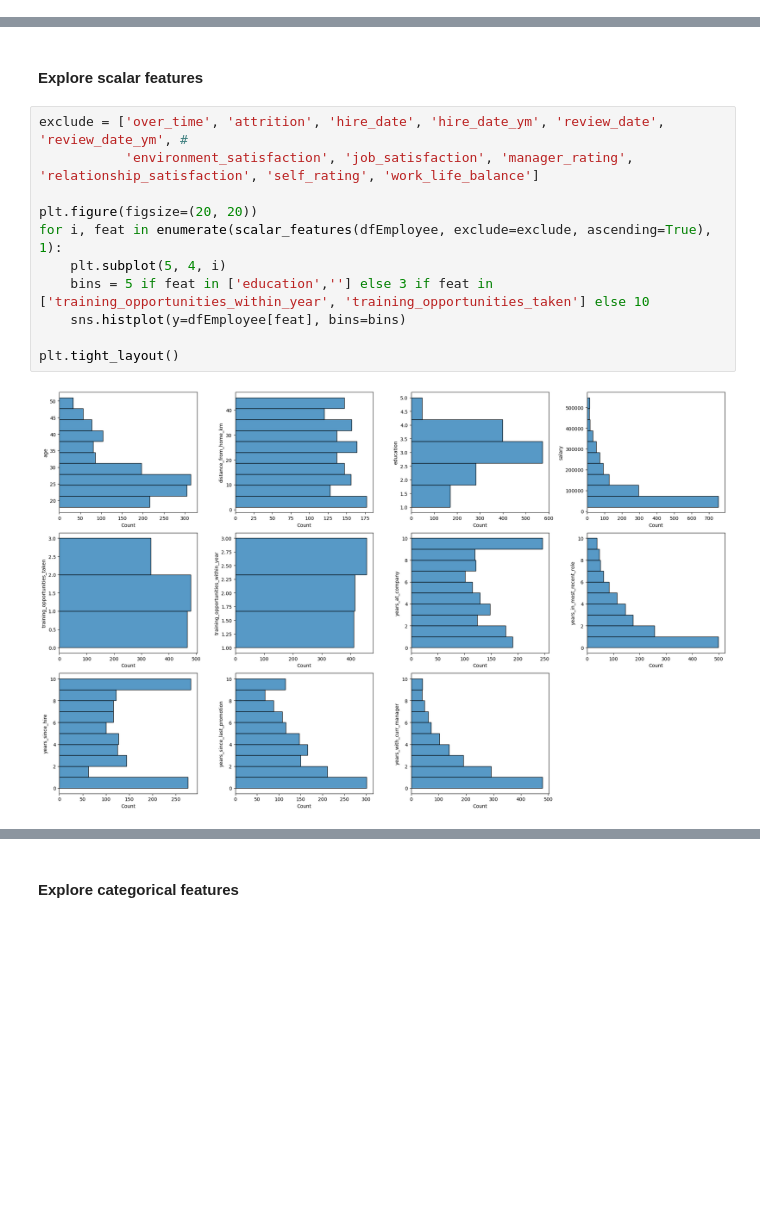
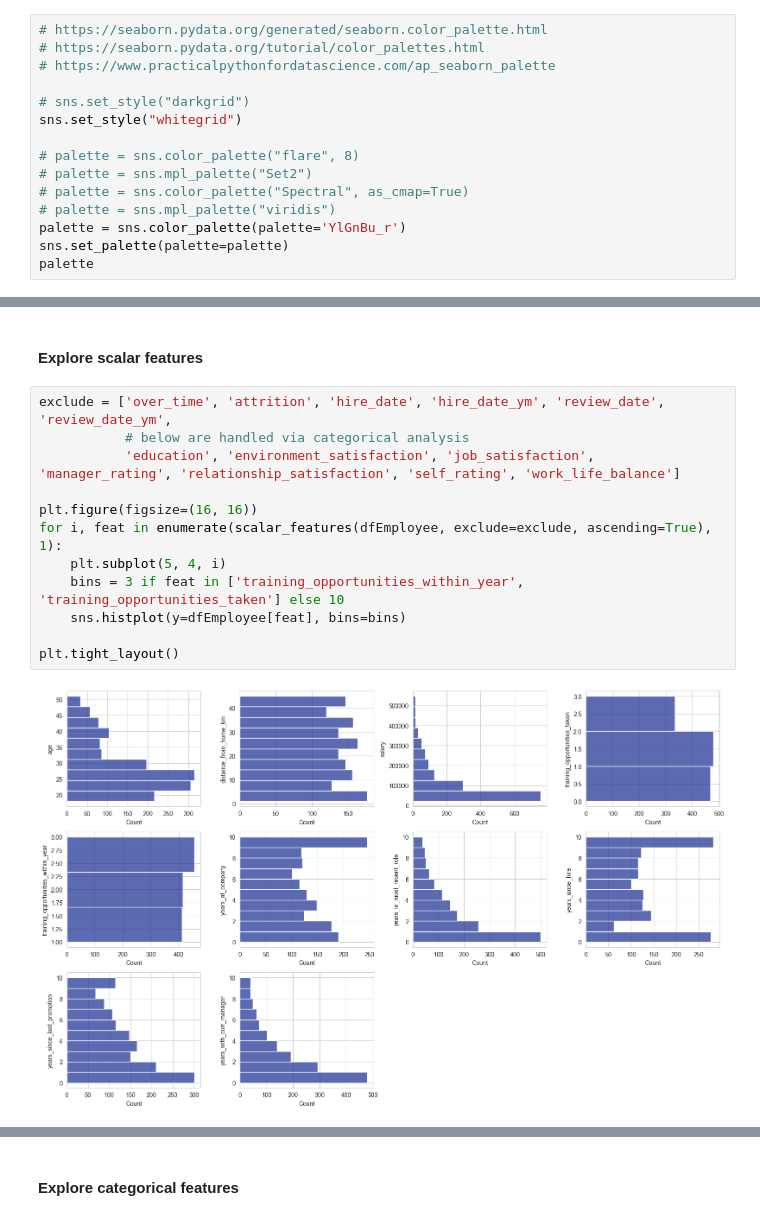
Before and after one commit to julrichkieffer/portfolio-data-science, a Jupyter notebook: 02 staff churn/notebook.ipynb, the cells around one changed output, grey strips where cells are left out. Saved outputs shown, nothing was run; the diff lists cells and outputs as text; blank space fills up the shorter version.

```diff
--- a/02 staff churn/notebook.ipynb
+++ b/02 staff churn/notebook.ipynb
@@ -904,0 +902,15 @@ None
+# %%
+# https://seaborn.pydata.org/generated/seaborn.color_palette.html
+# https://seaborn.pydata.org/tutorial/color_palettes.html
+# https://www.practicalpythonfordatascience.com/ap_seaborn_palette
+
+# sns.set_style("darkgrid")
+sns.set_style("whitegrid")
+
+# palette = sns.color_palette("flare", 8)
+# palette = sns.mpl_palette("Set2")
+# palette = sns.color_palette("Spectral", as_cmap=True)
+# palette = sns.mpl_palette("viridis")
+palette = sns.color_palette(palette='YlGnBu_r')
+sns.set_palette(palette=palette)
+palette
@@ -944,15 +963,16 @@ dfEmployee.describe(include='all').T
 # %% [markdown]
 #### Explore scalar features
 # %%
-exclude = ['over_time', 'attrition', 'hire_date', 'hire_date_ym', 'review_date', 'review_date_ym', #
-           'environment_satisfaction', 'job_satisfaction', 'manager_rating', 'relationship_satisfaction', 'self_rating', 'work_life_balance']
+exclude = ['over_time', 'attrition', 'hire_date', 'hire_date_ym', 'review_date', 'review_date_ym',
+           # below are handled via categorical analysis
+           'education', 'environment_satisfaction', 'job_satisfaction', 'manager_rating', 'relationship_satisfaction', 'self_rating', 'work_life_balance']
 
-plt.figure(figsize=(20, 20))
+plt.figure(figsize=(16, 16))
 for i, feat in enumerate(scalar_features(dfEmployee, exclude=exclude, ascending=True), 1):
     plt.subplot(5, 4, i)
-    bins = 5 if feat in ['education',''] else 3 if feat in ['training_opportunities_within_year', 'training_opportunities_taken'] else 10
+    bins = 3 if feat in ['training_opportunities_within_year', 'training_opportunities_taken'] else 10
     sns.histplot(y=dfEmployee[feat], bins=bins)
 
 plt.tight_layout()
 # %% [output]
-[figure, old version]
+[figure, new version]
```
Also changed, not shown: parts of 11 cells of this notebook.
